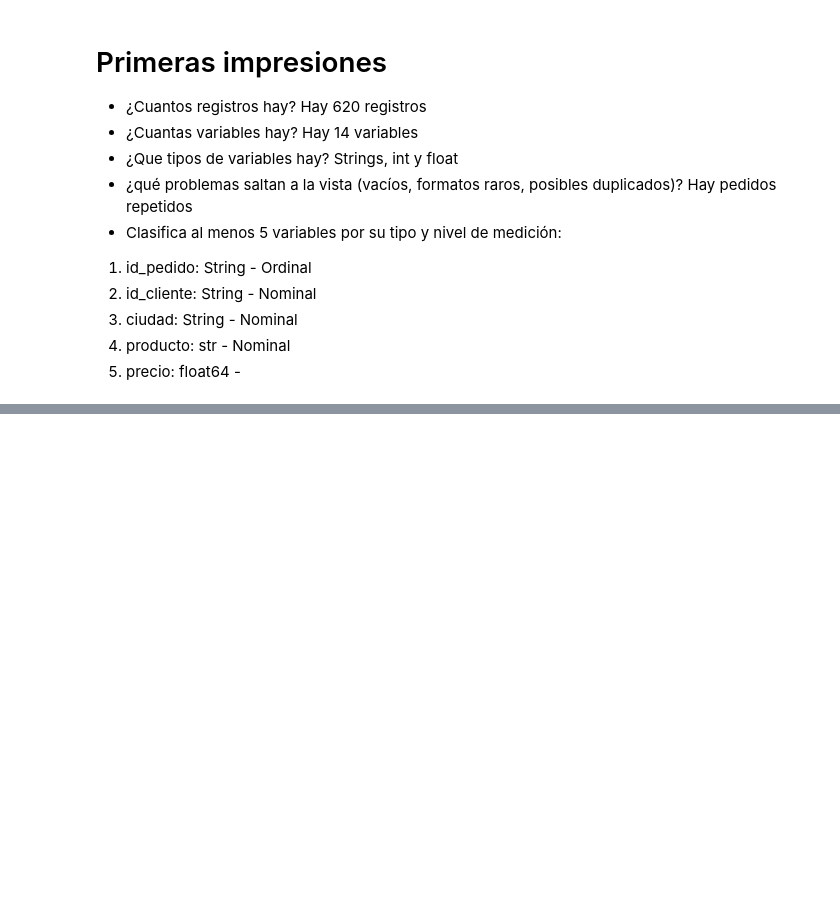
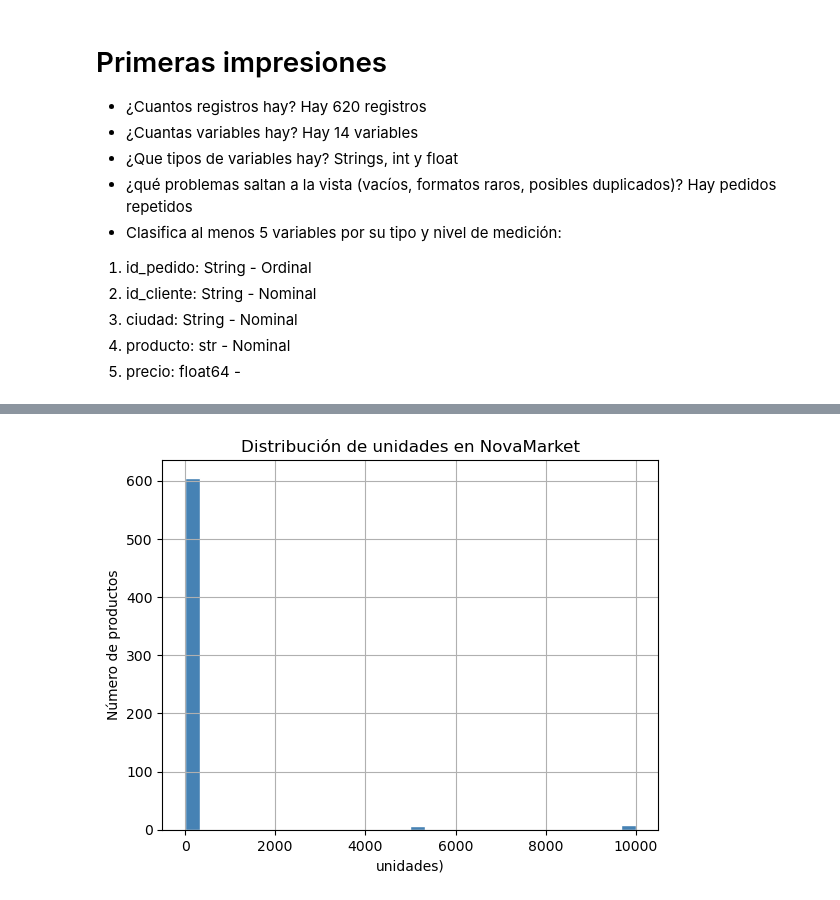
Before and after one commit to danielpaya/pre_primera_clase, a Jupyter notebook: S1_primer_contacto_NovaMarket.ipynb, the cells around one changed output, grey strips where cells are left out. Cells and saved outputs as stored; diff of their text form; code cells hidden in the pictures; blank space fills up the shorter version.

```diff
--- a/S1_primer_contacto_NovaMarket.ipynb
+++ b/S1_primer_contacto_NovaMarket.ipynb
@@ -68,0 +92,8 @@ Hay pedidos repetidos
+# %%
+df['unidades'].hist(bins=30, color='steelblue', edgecolor='white')
+plt.title('Distribución de unidades en NovaMarket')
+plt.xlabel('unidades)')
+plt.ylabel('Número de productos')
+plt.show()
+# %% [output]
+[figure, added]
```
Also changed, not shown: parts of 8 cells of this notebook, 2 other files.
